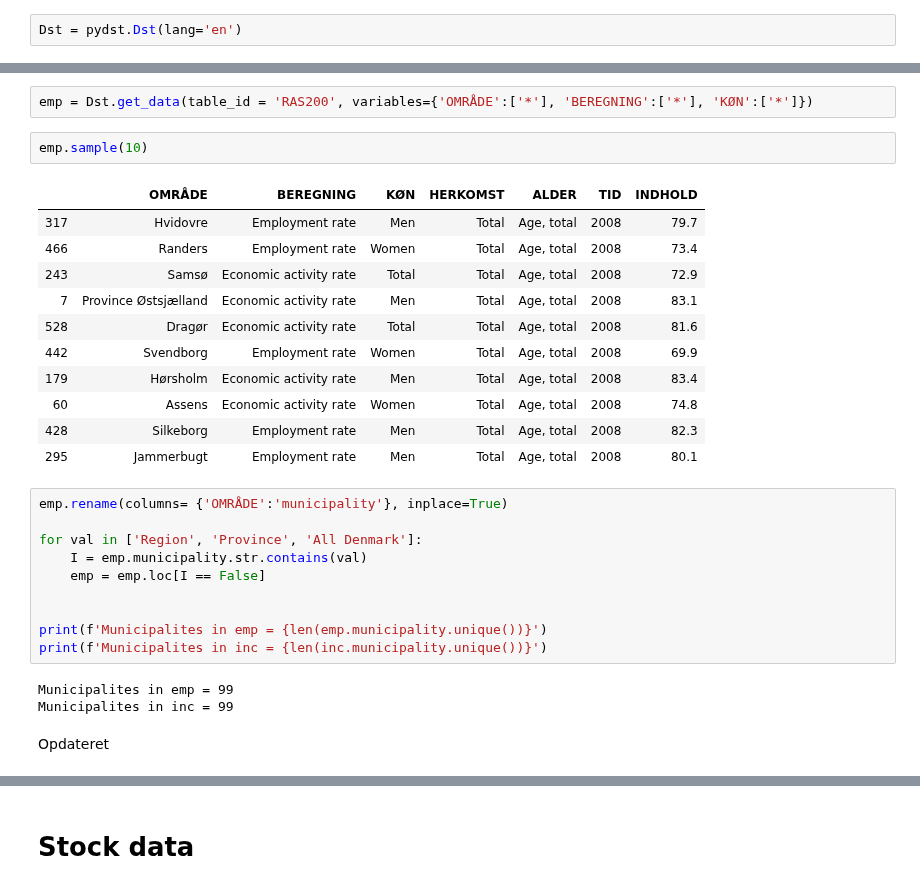
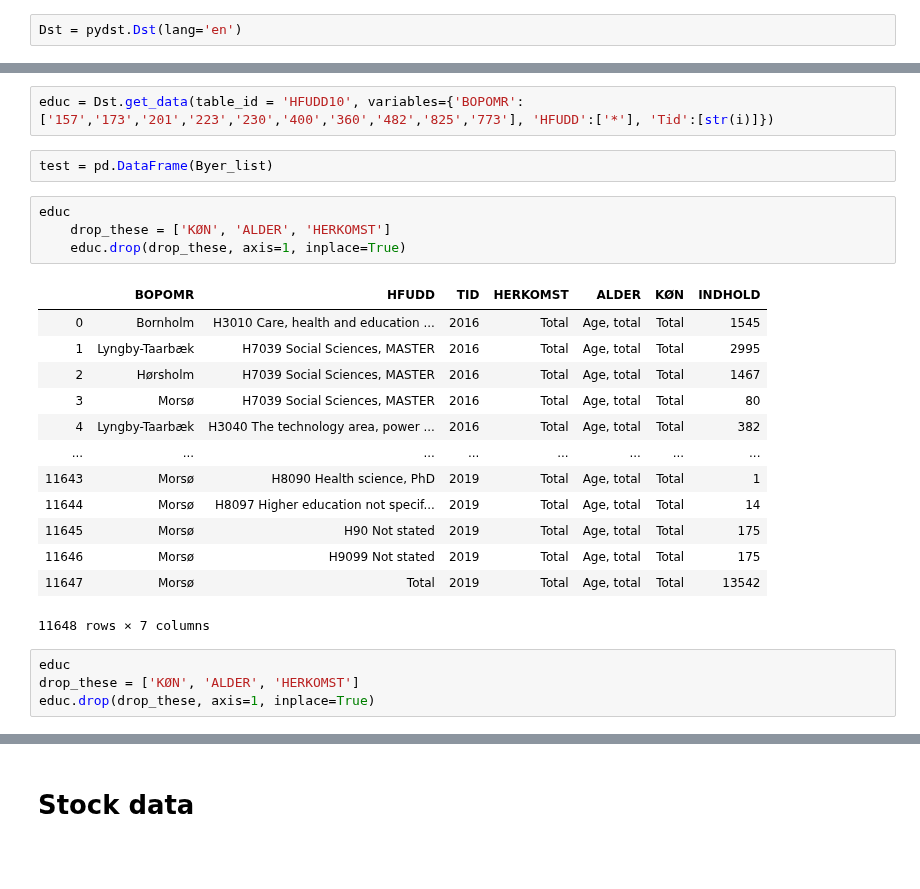
Before and after one commit to NumEconCopenhagen/projects-2020-jop, a Jupyter notebook: dataproject/dataproject.ipynb, the cells around one changed output, grey strips where cells are left out. Drawn from its saved outputs; the diff is of its cells as text; blank space fills up the shorter version.

```diff
--- a/dataproject/dataproject.ipynb
+++ b/dataproject/dataproject.ipynb
@@ -159,31 +117,26 @@ indk_vars
-# %%
-emp = Dst.get_data(table_id = 'RAS200', variables={'OMRÅDE':['*'], 'BEREGNING':['*'], 'KØN':['*']})
-# %%
-emp.sample(10)
-# %% [output]
-|  | OMRÅDE | BEREGNING | KØN | HERKOMST | ALDER | TID | INDHOLD |
-| 317 | Hvidovre | Employment rate | Men | Total | Age, total | 2008 | 79.7 |
-| 466 | Randers | Employment rate | Women | Total | Age, total | 2008 | 73.4 |
-| 243 | Samsø | Economic activity rate | Total | Total | Age, total | 2008 | 72.9 |
-| 7 | Province Østsjælland | Economic activity rate | Men | Total | Age, total | 2008 | 83.1 |
-| 528 | Dragør | Economic activity rate | Total | Total | Age, total | 2008 | 81.6 |
-| 442 | Svendborg | Employment rate | Women | Total | Age, total | 2008 | 69.9 |
-| 179 | Hørsholm | Economic activity rate | Men | Total | Age, total | 2008 | 83.4 |
-| 60 | Assens | Economic activity rate | Women | Total | Age, total | 2008 | 74.8 |
-| 428 | Silkeborg | Employment rate | Men | Total | Age, total | 2008 | 82.3 |
-| 295 | Jammerbugt | Employment rate | Men | Total | Age, total | 2008 | 80.1 |
-# %%
-emp.rename(columns= {'OMRÅDE':'municipality'}, inplace=True)
-
-for val in ['Region', 'Province', 'All Denmark']:
-    I = emp.municipality.str.contains(val)
-    emp = emp.loc[I == False]
-
-
-print(f'Municipalites in emp = {len(emp.municipality.unique())}')
-print(f'Municipalites in inc = {len(inc.municipality.unique())}')
-# %% [output]
-Municipalites in emp = 99
-Municipalites in inc = 99
-# %% [markdown]
-Opdateret
+# %%
+educ = Dst.get_data(table_id = 'HFUDD10', variables={'BOPOMR':['157','173','201','223','230','400','360','482','825','773'], 'HFUDD':['*'], 'Tid':[str(i)]})
+# %%
+test = pd.DataFrame(Byer_list)
+# %%
+educ
+    drop_these = ['KØN', 'ALDER', 'HERKOMST']
+    educ.drop(drop_these, axis=1, inplace=True)
+# %% [output]
+|  | BOPOMR | HFUDD | TID | HERKOMST | ALDER | KØN | INDHOLD |
+| 0 | Bornholm | H3010 Care, health and education ... | 2016 | Total | Age, total | Total | 1545 |
+| 1 | Lyngby-Taarbæk | H7039 Social Sciences, MASTER | 2016 | Total | Age, total | Total | 2995 |
+| 2 | Hørsholm | H7039 Social Sciences, MASTER | 2016 | Total | Age, total | Total | 1467 |
+| 3 | Morsø | H7039 Social Sciences, MASTER | 2016 | Total | Age, total | Total | 80 |
+| 4 | Lyngby-Taarbæk | H3040 The technology area, power ... | 2016 | Total | Age, total | Total | 382 |
+| ... | ... | ... | ... | ... | ... | ... | ... |
+| 11643 | Morsø | H8090 Health science, PhD | 2019 | Total | Age, total | Total | 1 |
+| 11644 | Morsø | H8097 Higher education not specif... | 2019 | Total | Age, total | Total | 14 |
+| 11645 | Morsø | H90 Not stated | 2019 | Total | Age, total | Total | 175 |
+| 11646 | Morsø | H9099 Not stated | 2019 | Total | Age, total | Total | 175 |
+| 11647 | Morsø | Total | 2019 | Total | Age, total | Total | 13542 |
+11648 rows × 7 columns
+# %%
+educ
+drop_these = ['KØN', 'ALDER', 'HERKOMST']
+educ.drop(drop_these, axis=1, inplace=True)
```
Also changed, not shown: parts of 14 cells of this notebook.
